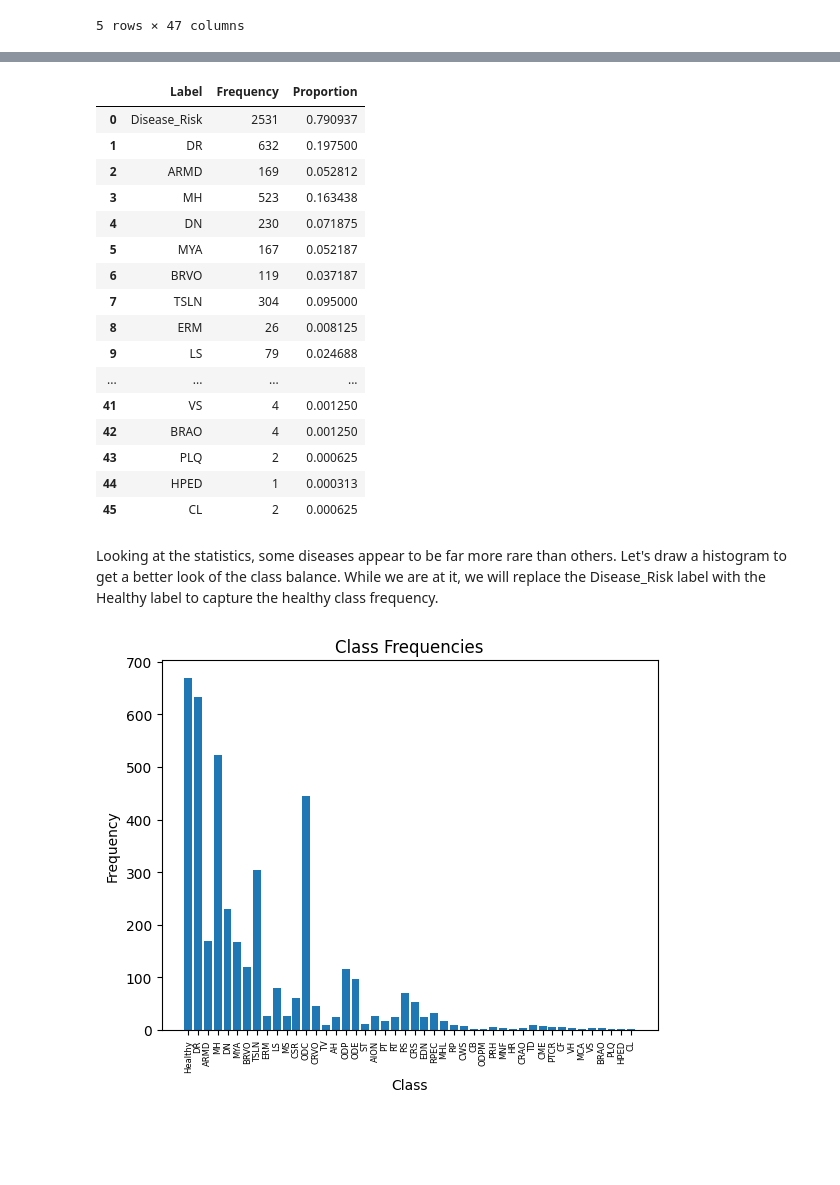
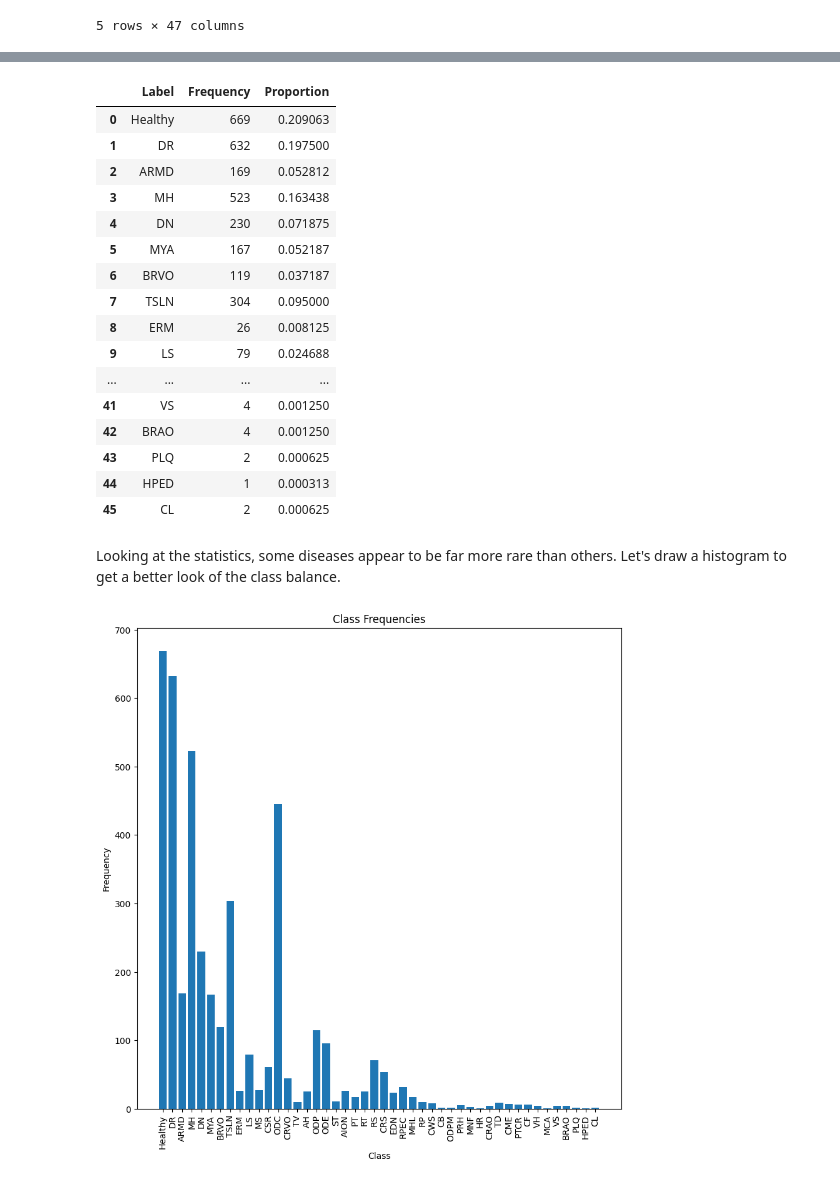
Before and after one commit to OlivesnPink/CompHealthAndMedFinal, a Jupyter notebook: ExploratoryDataAnalysis.ipynb, the cells around one changed output, grey strips where cells are left out. Cells and saved outputs as stored; diff of their text form; code cells hidden in the pictures; blank space fills up the shorter version.

```diff
--- a/ExploratoryDataAnalysis.ipynb
+++ b/ExploratoryDataAnalysis.ipynb
@@ -69,23 +70,26 @@ Now, let's find the statistical frequency and proportion of each label in the da
 # %%
+# Create modified metadata table.
+metadata = pd.concat([training_metadata, validation_metadata, testing_metadata], ignore_index=True)
+metadata.rename(columns={'Disease_Risk': 'Healthy'}, inplace=True)
+metadata['Healthy'] = metadata['Healthy'].apply(lambda value: int(not value))
+
 # Create the statistics dataframe.
 statistics = pd.DataFrame(data={
-    'Label' : [*training_metadata.columns[1:]],
+    'Label' : [*metadata.columns[1:]],
     'Frequency' : [0] * 46,
     'Proportion' : [0.0] * 46
 })
 
 # Compute the frequency and proportion of each label.
 for i, label in enumerate(statistics['Label']):
-    frequency = training_metadata[label].sum() + \
-                validation_metadata[label].sum() + \
-                testing_metadata[label].sum()
+    frequency = metadata[label].sum()
     statistics.at[i, 'Frequency'] = frequency
     statistics.at[i, 'Proportion'] = frequency / 3200
 
 display(statistics)
 # %% [output]
 |  | Label | Frequency | Proportion |
-| 0 | Disease_Risk | 2531 | 0.790937 |
+| 0 | Healthy | 669 | 0.209063 |
 | 1 | DR | 632 | 0.197500 |
 | 2 | ARMD | 169 | 0.052812 |
 | 3 | MH | 523 | 0.163438 |
@@ -102,25 +106,17 @@ display(statistics)
 | 44 | HPED | 1 | 0.000313 |
 | 45 | CL | 2 | 0.000625 |
 # %% [markdown]
-Looking at the statistics, some diseases appear to be far more rare than others. Let's draw a histogram to get a better look of the class balance. While we are at it, we will replace the Disease_Risk label with the Healthy label to capture the healthy class frequency.
+Looking at the statistics, some diseases appear to be far more rare than others. Let's draw a histogram to get a better look of the class balance.
 # %%
-# Cache the class labels and frequencies.
-classes = [*statistics['Label']]
-frequencies = [*statistics['Frequency']]
-
-# Replace the Disease_Risk label with Healthy class.
-classes[0] = 'Healthy'
-frequencies[0] = 3200 - frequencies[0]
-
-# Draw the histogram.
+plt.figure(figsize=(10, 10))
 plt.title('Class Frequencies')
 plt.xlabel('Class')
-plt.xticks(size=6, rotation='vertical')
+plt.xticks(rotation='vertical')
 plt.ylabel('Frequency')
-plt.bar(classes, frequencies)
+plt.bar(statistics['Label'], statistics['Frequency'])
 plt.show()
 # %% [output]
-[figure, old version]
+[figure, new version]
 # %% [markdown]
 As shown by the histogram, the Healthy, DR, MH, TSLN, and ODC classes dominate the dataset, introducing a class imbalance. Furthermore, there are several classes like CWS, CB, and PRH whose frequencies are in the single digits. This imbalance can cause our models to become biased towards the more frequent class examples. If left unaddressed, this bias can hurt our models' performance on less frequent class examples.
 
```
Also changed, not shown: parts of 8 cells of this notebook.
